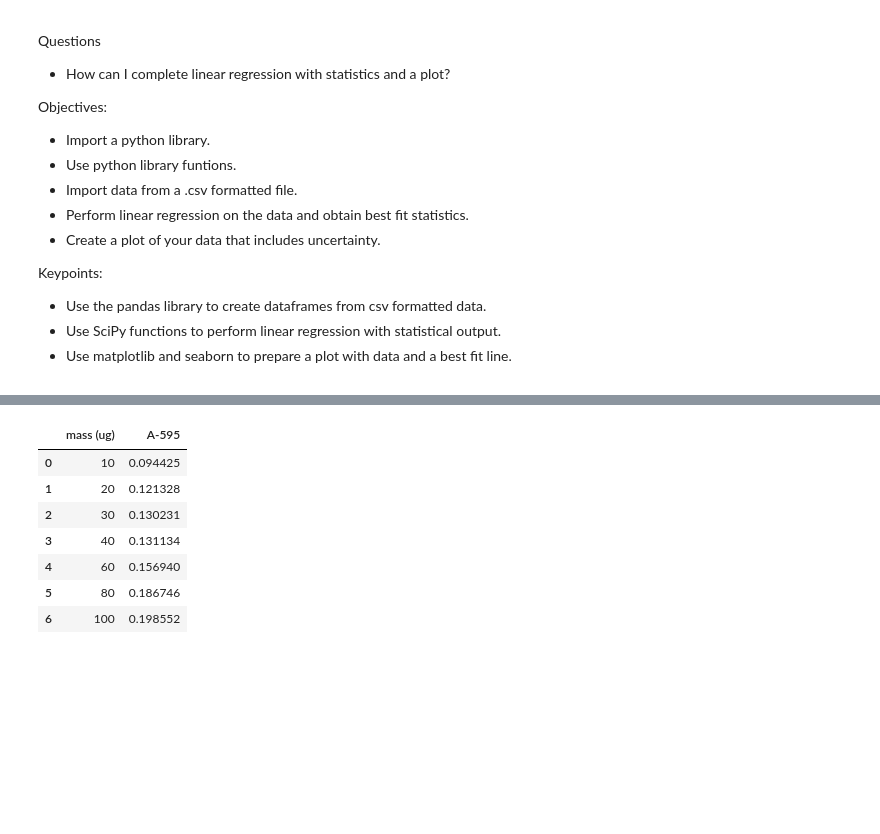
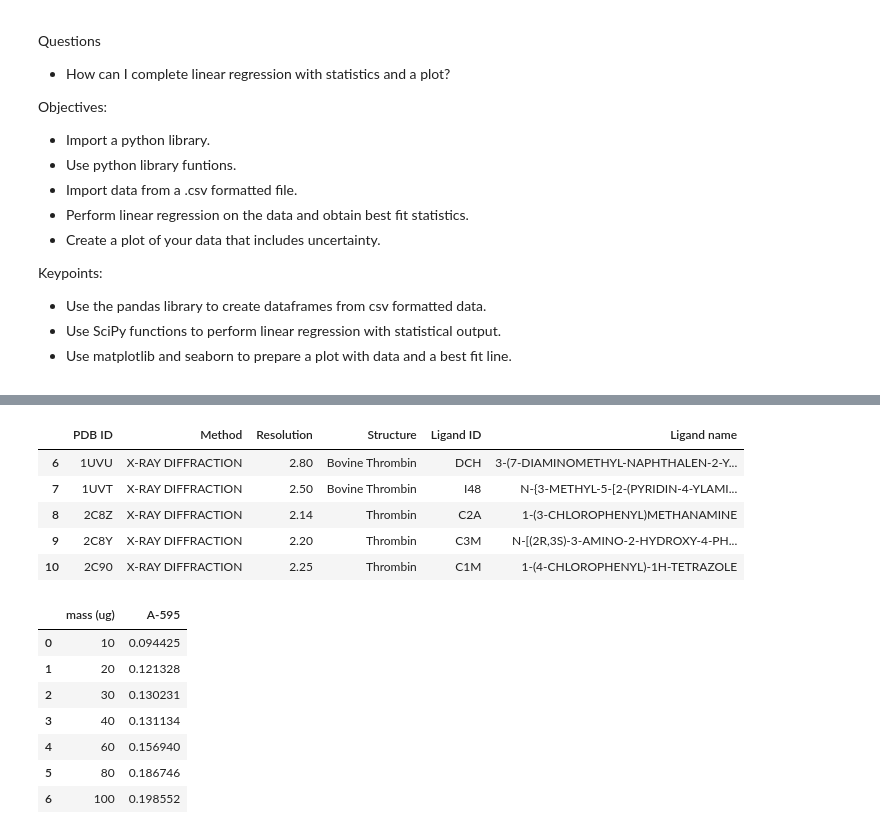
Before and after one commit to MolSSI-Education/python-scripting-biochemistry, a Jupyter notebook: biochemist-python/chapters/Linear_Regression.ipynb, the cells around one changed output, grey strips where cells are left out. Cells and saved outputs as stored; diff of their text form; code cells hidden in the pictures; blank space fills up the shorter version.

```diff
--- a/biochemist-python/chapters/Linear_Regression.ipynb
+++ b/biochemist-python/chapters/Linear_Regression.ipynb
@@ -180,3 +130,12 @@ pd.read_csv('elements.csv')
+# %%
+thrombin_df.tail()
+# %% [output]
+|  | PDB ID | Method | Resolution | Structure | Ligand ID | Ligand name |
+| 6 | 1UVU | X-RAY DIFFRACTION | 2.80 | Bovine Thrombin | DCH | 3-(7-DIAMINOMETHYL-NAPHTHALEN-2-Y... |
+| 7 | 1UVT | X-RAY DIFFRACTION | 2.50 | Bovine Thrombin | I48 | N-{3-METHYL-5-[2-(PYRIDIN-4-YLAMI... |
+| 8 | 2C8Z | X-RAY DIFFRACTION | 2.14 | Thrombin | C2A | 1-(3-CHLOROPHENYL)METHANAMINE |
+| 9 | 2C8Y | X-RAY DIFFRACTION | 2.20 | Thrombin | C3M | N-[(2R,3S)-3-AMINO-2-HYDROXY-4-PH... |
+| 10 | 2C90 | X-RAY DIFFRACTION | 2.25 | Thrombin | C1M | 1-(4-CHLOROPHENYL)-1H-TETRAZOLE |
 # %%
 protein_file = os.path.join('data', 'protein_assay.csv')
 results = pd.read_csv(protein_file)
```
Also changed, not shown: parts of 26 cells of this notebook.
